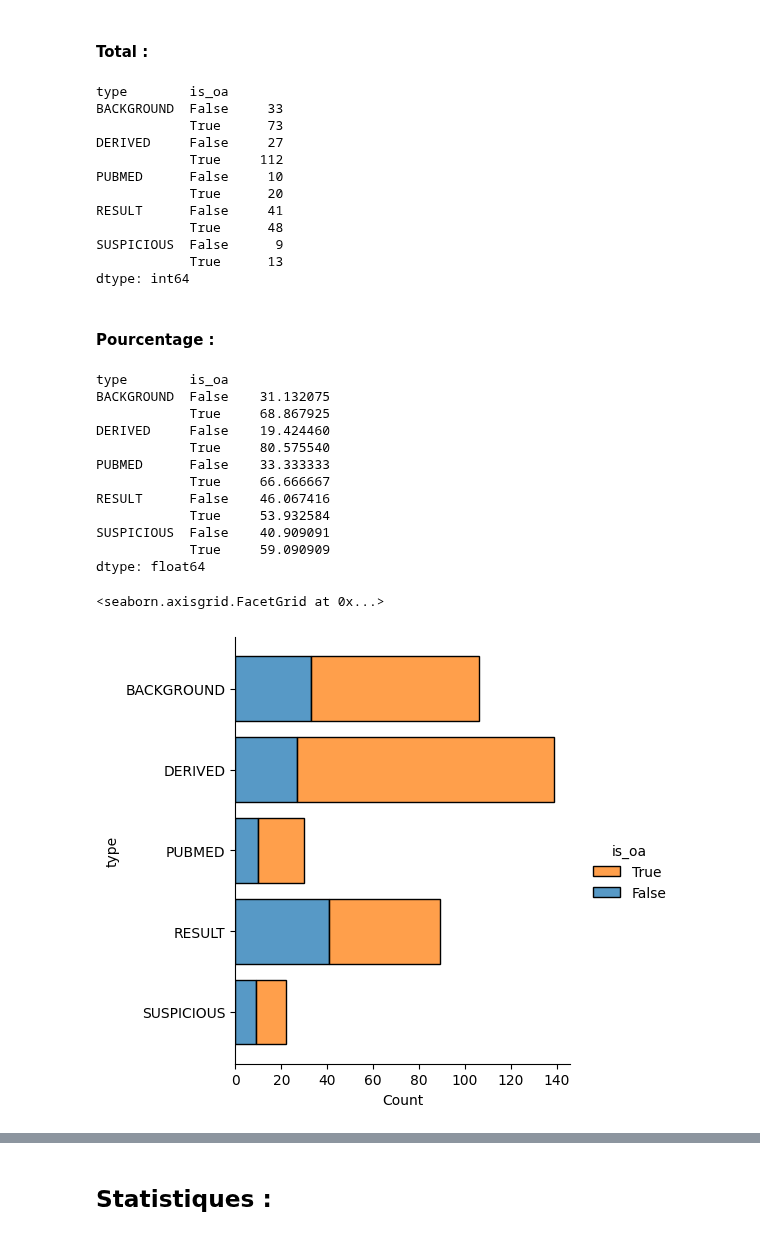
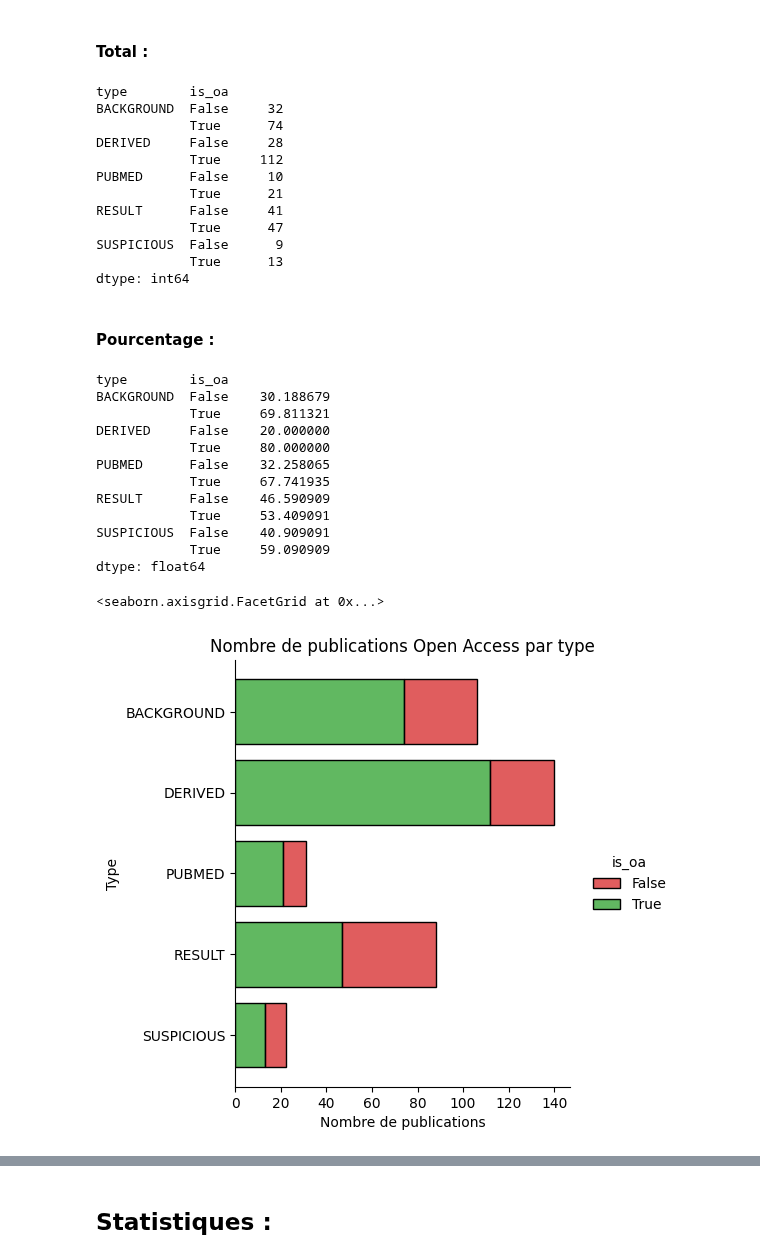
Before and after one commit to Inserm-IST/BSO-Inserm-Sante, a Jupyter notebook: 02_traitement_donnees_sante.ipynb, the cells around one changed output, grey strips where cells are left out. Saved outputs shown, nothing was run; the diff lists cells and outputs as text; code cells hidden in the pictures.

Commit message:
Continued treatment of Open Access data

```diff
--- a/02_traitement_donnees_sante.ipynb
+++ b/02_traitement_donnees_sante.ipynb
@@ -33,6 +33,7 @@ df_extract = pd.read_csv('Data/outputs/df_extract.csv', sep=';', encoding='utf-8
 # %%
 df_extract = df_extract.astype(
     {
+        # ClinicalTrial
         'OverallStatus': 'category',
         'StudyType': 'category',
         'type': 'category',
@@ -40,7 +41,19 @@ df_extract = df_extract.astype(
         'StudyFirstPostDate': 'datetime64[ns]',
         'StartDate': 'datetime64[ns]',
         'CompletionDate': 'datetime64[ns]',
+
+        # Unpaywall
+        'is_paratext': 'boolean',
         'published_date': 'datetime64[ns]',
+        'is_oa': 'boolean',
+        'oa_status': 'category',
+        'has_repository_copy': 'boolean',
+
+        'type_openalex': 'category',
+        'primary_topic': 'category',
+        'subfield': 'category',
+        'field': 'category',
+        'domain': 'category',
     }
 )
 df_extract = df_extract.convert_dtypes()
@@ -1127,6 +1140,6 @@ g.set(
 mask_pmid_unique = ~(df_corrected.loc[:, 'pmid'].duplicated())
 
 # Drop <NA> is_oa
-df_oa_status = df_corrected.loc[mask_pmid_unique, ['pmid', 'type', 'is_oa']].dropna()
+df_oa_status = df_corrected.loc[mask_pmid_unique, ['pmid', 'type', 'is_oa', 'oa_status']].dropna()
 df_oa_status
 # %% [output]
@@ -1161,14 +1174,14 @@ sum = df_oa_status.groupby(by=['type', 'is_oa'], observed=True).size()
 sum
 # %% [output]
 type        is_oa
-BACKGROUND  False     33
-            True      73
-DERIVED     False     27
+BACKGROUND  False     32
+            True      74
+DERIVED     False     28
             True     112
 PUBMED      False     10
-            True      20
+            True      21
 RESULT      False     41
-            True      48
+            True      47
 SUSPICIOUS  False      9
             True      13
 dtype: int64
@@ -1178,31 +1191,38 @@ dtype: int64
 sum / sum.groupby(level=0, observed=True).sum() * 100
 # %% [output]
 type        is_oa
-BACKGROUND  False    31.132075
-            True     68.867925
-DERIVED     False    19.424460
-            True     80.575540
-PUBMED      False    33.333333
-            True     66.666667
-RESULT      False    46.067416
-            True     53.932584
+BACKGROUND  False    30.188679
+            True     69.811321
+DERIVED     False    20.000000
+            True     80.000000
+PUBMED      False    32.258065
+            True     67.741935
+RESULT      False    46.590909
+            True     53.409091
 SUSPICIOUS  False    40.909091
             True     59.090909
 dtype: float64
 # %%
-sns.displot(
+g = sns.displot(
     df_oa_status,
     y = 'type',
     hue ='is_oa',
     discrete = True,
     multiple = 'stack',
     shrink = .8,
-    palette = {False: 'C0', True: 'C1'},
-    hue_order = [True, False],
+    palette = {False: 'C3', True: 'C2'},
+    hue_order = [False, True],
 )
+
+# Title
+g.set(
+    title="Nombre de publications Open Access par type",
+    xlabel = "Nombre de publications",
+    ylabel = 'Type',
+)
 # %% [output]
 <seaborn.axisgrid.FacetGrid at 0x...>
-[figure, old version]
+[figure, new version]
 # %%
 from matplotlib.ticker import PercentFormatter
 
```
Also changed, not shown: parts of 65 cells of this notebook.
